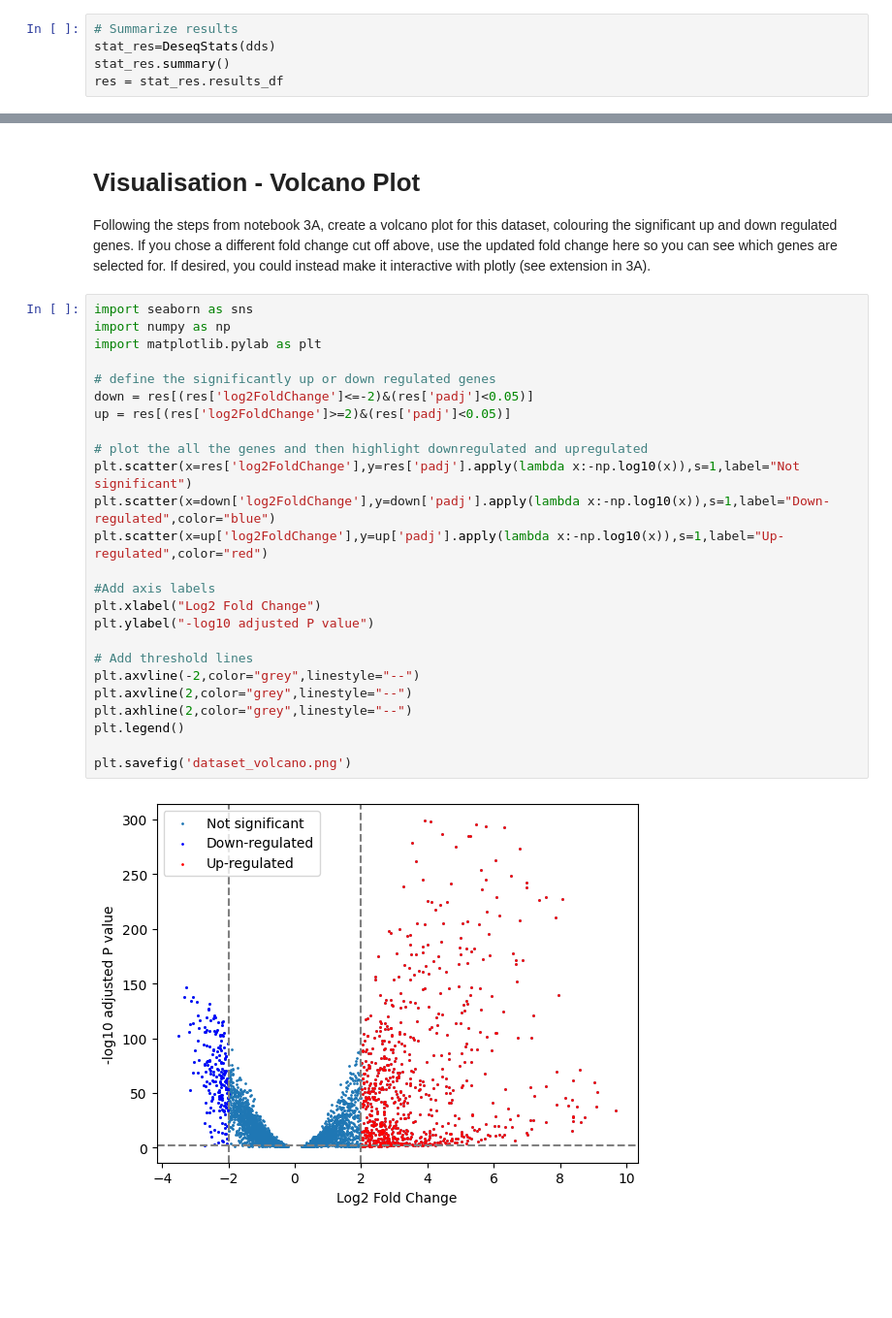
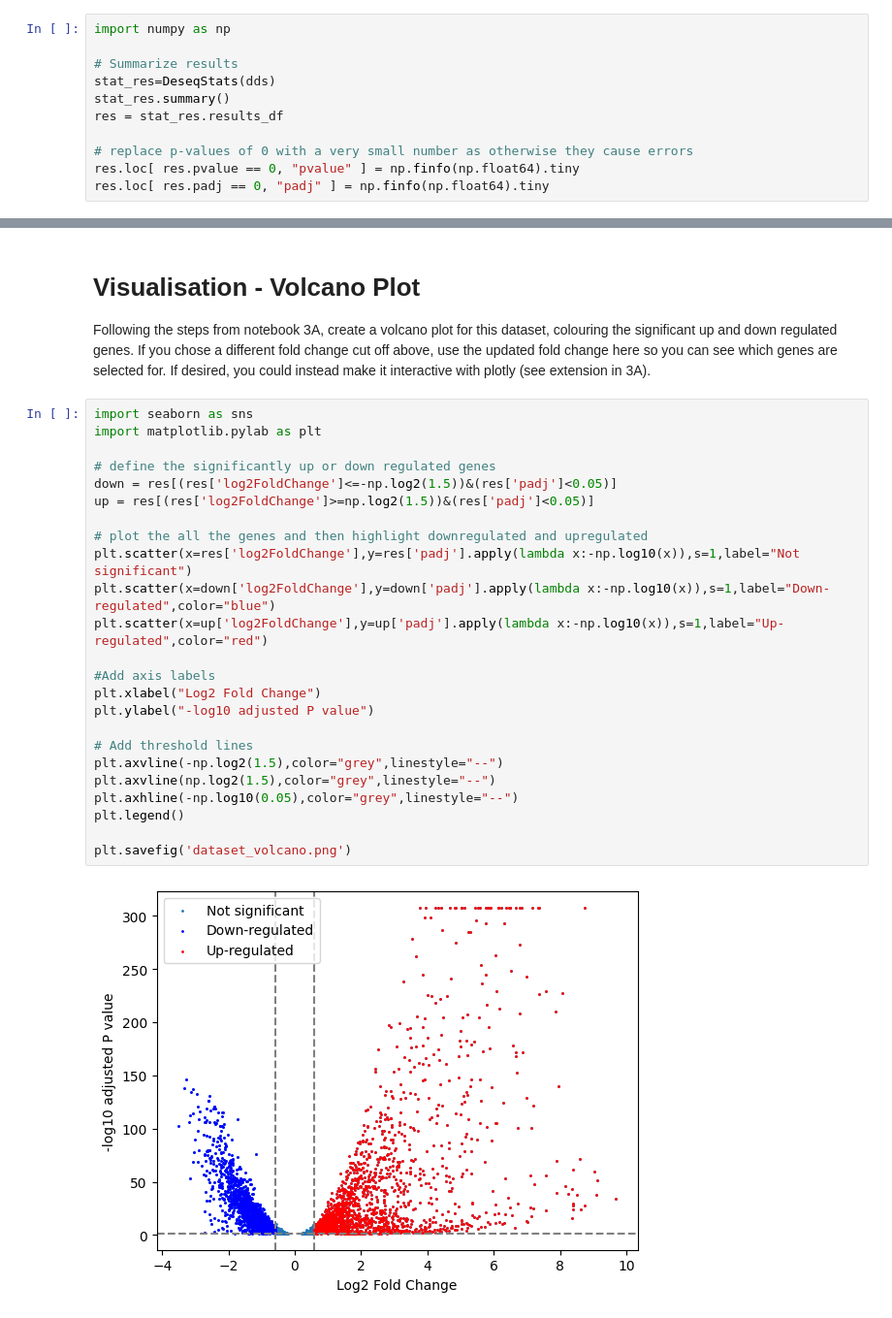
Before and after one commit to rmcolq/pathbio3, a Jupyter notebook: 3B - Differential Expression and GO enrichment_plasmodium.ipynb, the cells around one changed output, grey strips where cells are left out. Shown: that part at 97% size. Cells and saved outputs as stored; diff of their text form; blank space fills up the shorter version.

```diff
--- a/3B - Differential Expression and GO enrichment_plasmodium.ipynb
+++ b/3B - Differential Expression and GO enrichment_plasmodium.ipynb
@@ -46,10 +49,16 @@ Fitting LFCs...
 
 Replacing 0 outlier genes.
 # %%
+import numpy as np
+
 # Summarize results
 stat_res=DeseqStats(dds)
 stat_res.summary()
 res = stat_res.results_df
+
+# replace p-values of 0 with a very small number as otherwise they cause errors
+res.loc[ res.pvalue == 0, "pvalue" ] = np.finfo(np.float64).tiny
+res.loc[ res.padj == 0, "padj" ] = np.finfo(np.float64).tiny
 # %% [output]
 Running Wald tests...
 Log2 fold change & Wald test p-value: timepoint 24 vs 16
@@ -147,31 +156,30 @@ down
 Following the steps from notebook 3A, create a volcano plot for this dataset, colouring the significant up and down regulated genes. If you chose a different fold change cut off above, use the updated fold change here so you can see which genes are selected for. If desired, you could instead make it interactive with plotly (see extension in 3A).
 # %%
 import seaborn as sns
-import numpy as np
 import matplotlib.pylab as plt
 
 # define the significantly up or down regulated genes
-down = res[(res['log2FoldChange']<=-2)&(res['padj']<0.05)]
-up = res[(res['log2FoldChange']>=2)&(res['padj']<0.05)]
+down = res[(res['log2FoldChange']<=-np.log2(1.5))&(res['padj']<0.05)]
+up = res[(res['log2FoldChange']>=np.log2(1.5))&(res['padj']<0.05)]
 
 # plot the all the genes and then highlight downregulated and upregulated
 plt.scatter(x=res['log2FoldChange'],y=res['padj'].apply(lambda x:-np.log10(x)),s=1,label="Not significant")
 plt.scatter(x=down['log2FoldChange'],y=down['padj'].apply(lambda x:-np.log10(x)),s=1,label="Down-regulated",color="blue")
 plt.scatter(x=up['log2FoldChange'],y=up['padj'].apply(lambda x:-np.log10(x)),s=1,label="Up-regulated",color="red")
 
 #Add axis labels
 plt.xlabel("Log2 Fold Change")
 plt.ylabel("-log10 adjusted P value")
 
 # Add threshold lines
-plt.axvline(-2,color="grey",linestyle="--")
-plt.axvline(2,color="grey",linestyle="--")
-plt.axhline(2,color="grey",linestyle="--")
+plt.axvline(-np.log2(1.5),color="grey",linestyle="--")
+plt.axvline(np.log2(1.5),color="grey",linestyle="--")
+plt.axhline(-np.log10(0.05),color="grey",linestyle="--")
 plt.legend()
 
 plt.savefig('dataset_volcano.png')
 # %% [output]
-[figure, old version]
+[figure, new version]
 # %% [markdown]
 # GO Analysis and Metabolic pathways analysis
 
```
Also changed, not shown: parts of 6 cells of this notebook, 3 other files.
